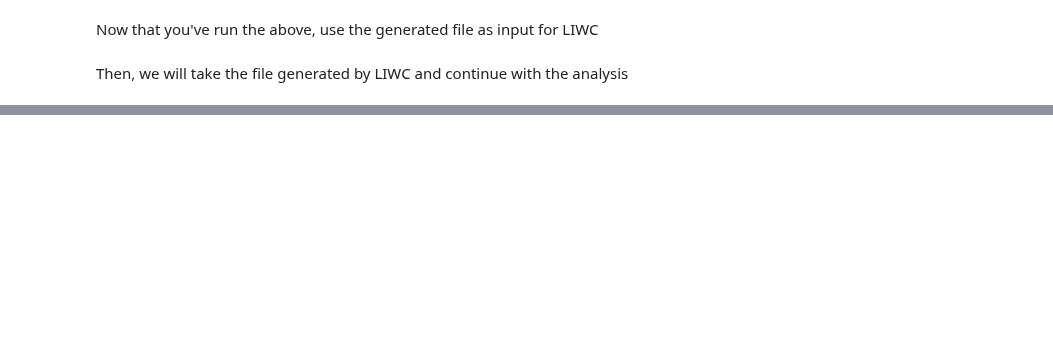
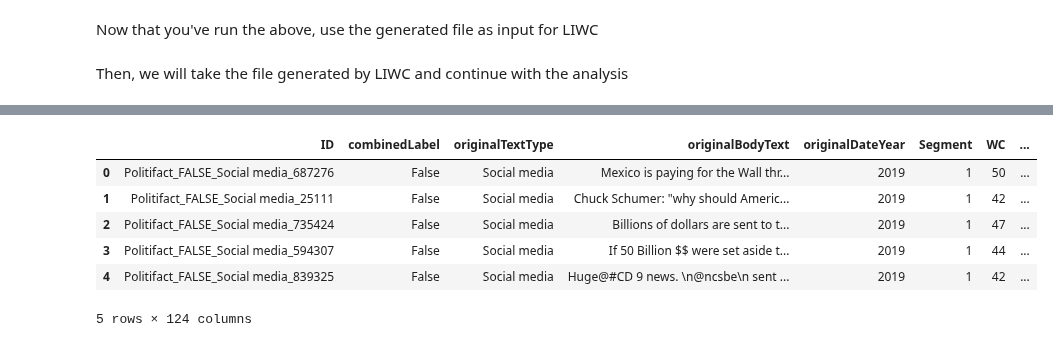
Before and after one commit to sfu-discourse-lab/fake_news_over_time, a Jupyter notebook: liwc_psycholinguistic_emotion.ipynb, the cells around one changed output, grey strips where cells are left out. Drawn from its saved outputs; the diff is of its cells as text; code cells hidden in the pictures; blank space fills up the shorter version.

```diff
--- a/liwc_psycholinguistic_emotion.ipynb
+++ b/liwc_psycholinguistic_emotion.ipynb
@@ -4,19 +5,15 @@ from dataset_config import BASE_FAKESPEAK_CONFIG, BASE_MISINFOTEXT_CONFIG
 # %%
 fakespeak_config = BASE_FAKESPEAK_CONFIG | {
-    "output_path": "./data/Fakespeak-ENG/Analysis_output/Fakespeak_liwc.xlsx",
-    "save_cols": [BASE_FAKESPEAK_CONFIG["id_col"], BASE_FAKESPEAK_CONFIG["text_col"]],
     "for_liwc_path": "./liwc/Fakespeak-ENG_for_liwc.csv",
     "liwc_results_path": "./liwc/Fakespeak-ENG_liwc_results.csv"
 }
 
 misinfotext_config = BASE_MISINFOTEXT_CONFIG | {
-    "output_path": "./data/MisInfoText/Analysis_output/MisInfoText_liwc.xlsx",
-    "save_cols": [BASE_MISINFOTEXT_CONFIG["id_col"], BASE_MISINFOTEXT_CONFIG["text_col"]],
     "for_liwc_path": "./liwc/MisInfoText_for_liwc.csv",
     "liwc_results_path": "./liwc/MisInfoText_liwc_results.csv"
 }
 # %%
-using_dataset = misinfotext_config
+using_dataset = fakespeak_config
 # %%
 dataset_df = pd.read_excel(
     using_dataset["input_path"],
@@ -38,3 +55,12 @@ liwc_df
 # %%
 full_df = dataset_df.set_index(using_dataset["id_col"]).join(liwc_df.set_index(using_dataset["id_col"]))
-full_df
+full_df = full_df.reset_index()
+full_df.head()
+# %% [output]
+|  | ID | combinedLabel | originalTextType | originalBodyText | originalDateYear | Segment | WC | ... |
+| 0 | Politifact_FALSE_Social media_687276 | False | Social media | Mexico is paying for the Wall thr... | 2019 | 1 | 50 | ... |
+| 1 | Politifact_FALSE_Social media_25111 | False | Social media | Chuck Schumer: "why should Americ... | 2019 | 1 | 42 | ... |
+| 2 | Politifact_FALSE_Social media_735424 | False | Social media | Billions of dollars are sent to t... | 2019 | 1 | 47 | ... |
+| 3 | Politifact_FALSE_Social media_594307 | False | Social media | If 50 Billion $$ were set aside t... | 2019 | 1 | 44 | ... |
+| 4 | Politifact_FALSE_Social media_839325 | False | Social media | Huge@#CD 9 news. \n@ncsbe\n sent ... | 2019 | 1 | 42 | ... |
+5 rows × 124 columns
```
Also changed, not shown: parts of 13 cells of this notebook, 54 other files.
